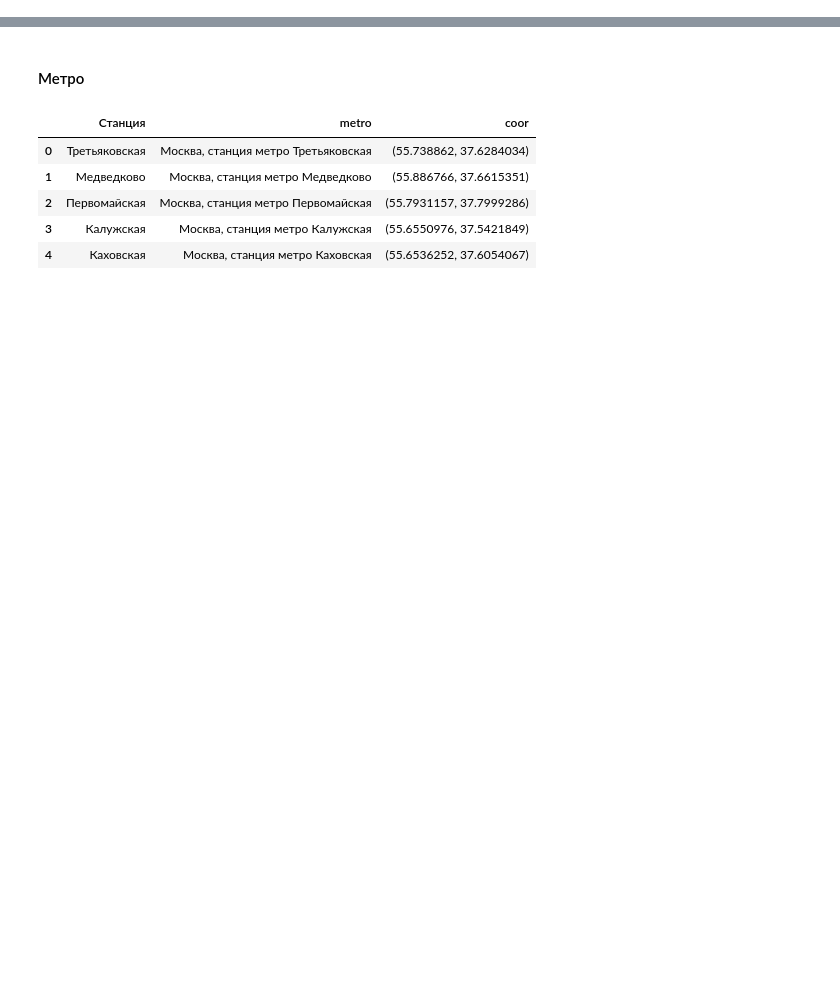
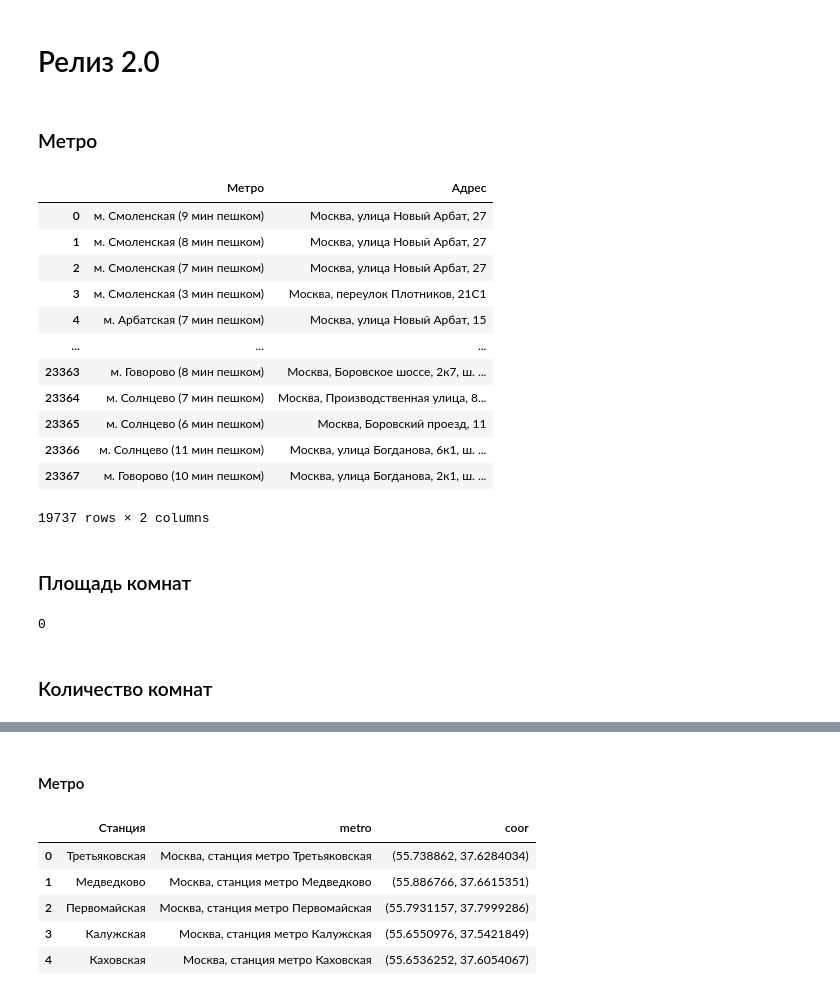
Before and after one commit to SainaAntonova/Project-, a Jupyter notebook: notebooks/preprocessing.ipynb, the cells around one changed output, grey strips where cells are left out. Cells and saved outputs as stored; diff of their text form; code cells hidden in the pictures; blank space fills up the shorter version.

```diff
--- a/notebooks/preprocessing.ipynb
+++ b/notebooks/preprocessing.ipynb
@@ -68,19 +16,7 @@ Name: count, dtype: int64
+# %%
+df.drop(['Unnamed: 0','Тип', 'Телефоны', 'Ссылка на объявление', 'Серия дома' ], axis= 1, inplace=True)
 # %%
-# удаляем столбец 'Unnamed: 0'
-df = df.drop('Unnamed: 0',axis = 1)
-# удаляем Тип
-df = df.drop('Тип', axis=1)
 # убираем адреса не в Мск
 df = df[df['Адрес'].str.contains('Москва')]
 # Оставляем только те, где цена указана в рублях
-df = df[df['Цена'].str.contains('руб.')].reset_index()
+# df = df[df['Цена'].str.contains('руб.')]
-# %%
-# Количество комнат: приведение к int и заполнение NaN
-df['Количество комнат'] = df['Количество комнат'].str.extract('(\d+)')
-def func(x):
-    try:
-        return int(x)
-    except:
-        return np.NaN
-df['rooms'] = df['Количество комнат'].map(func)
-df.fillna({'rooms': 2}, inplace=True)
@@ -86,0 +53,23 @@ df.fillna({'rooms': 2}, inplace=True)
+# %% [markdown]
+# Релиз 2.0
+# %% [markdown]
+### Метро
+# %%
+df['Метро'].isna()
+df[['Метро', 'Адрес']]
+# %% [output]
+|  | Метро | Адрес |
+| 0 | м. Смоленская (9 мин пешком) | Москва, улица Новый Арбат, 27 |
+| 1 | м. Смоленская (8 мин пешком) | Москва, улица Новый Арбат, 27 |
+| 2 | м. Смоленская (7 мин пешком) | Москва, улица Новый Арбат, 27 |
+| 3 | м. Смоленская (3 мин пешком) | Москва, переулок Плотников, 21С1 |
+| 4 | м. Арбатская (7 мин пешком) | Москва, улица Новый Арбат, 15 |
+| ... | ... | ... |
+| 23363 | м. Говорово (8 мин пешком) | Москва, Боровское шоссе, 2к7, ш. ... |
+| 23364 | м. Солнцево (7 мин пешком) | Москва, Производственная улица, 8... |
+| 23365 | м. Солнцево (6 мин пешком) | Москва, Боровский проезд, 11 |
+| 23366 | м. Солнцево (11 мин пешком) | Москва, улица Богданова, 6к1, ш. ... |
+| 23367 | м. Говорово (10 мин пешком) | Москва, улица Богданова, 2к1, ш. ... |
+19737 rows × 2 columns
+# %% [markdown]
+### Площадь комнат
@@ -86,0 +82,6 @@ df.fillna({'rooms': 2}, inplace=True)
+# %%
+df['Площадь комнат, м2'].isna().sum()
+# %% [output]
+0
+# %% [markdown]
+### Количество комнат
```
Also changed, not shown: parts of 69 cells of this notebook.
